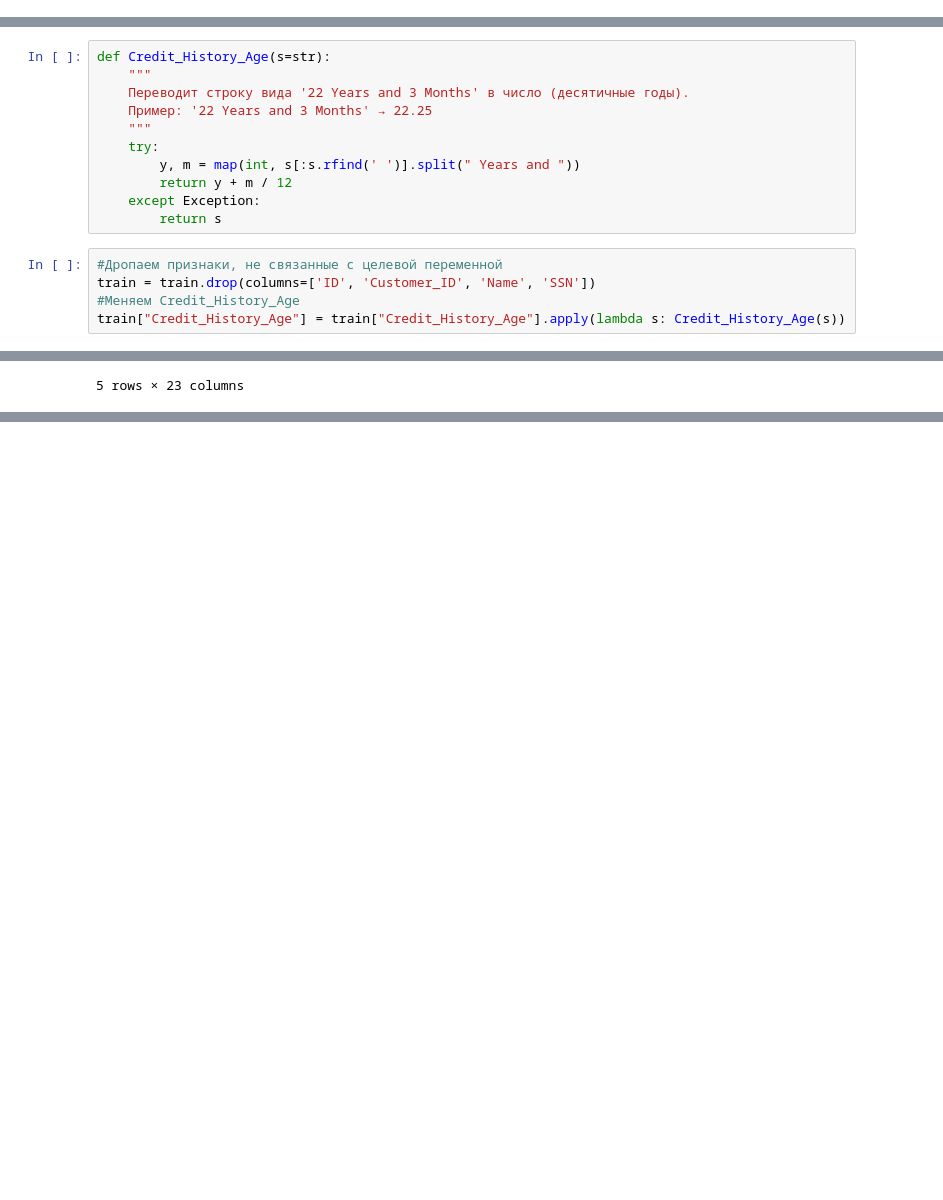
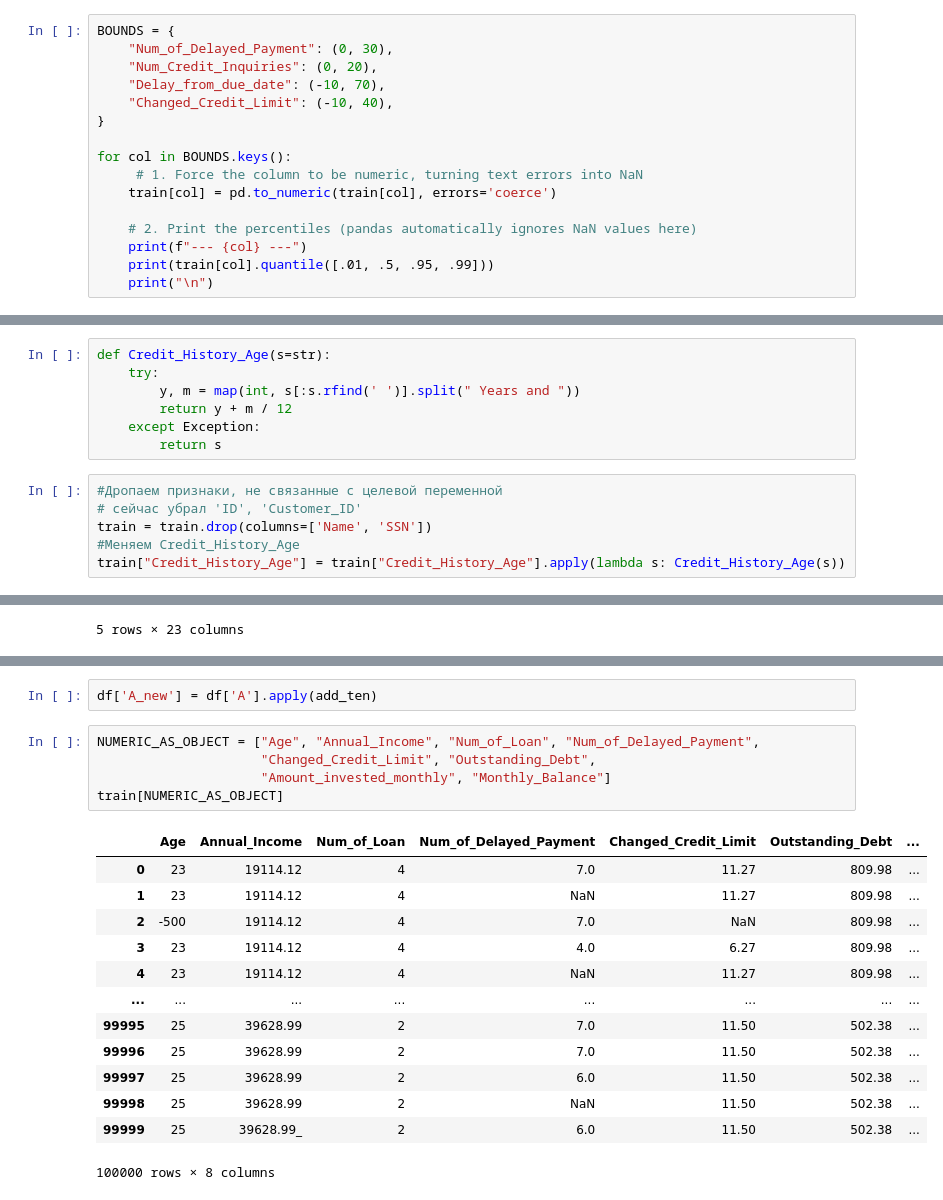
Before and after one commit to Vladlen1708/Credit-score-first-pet-project-, a Jupyter notebook: Credit_score.ipynb, the cells around one changed output, grey strips where cells are left out. Drawn from its saved outputs; the diff is of its cells as text; blank space fills up the shorter version.

```diff
--- a/Credit_score.ipynb
+++ b/Credit_score.ipynb
@@ -38,3 +39,19 @@ train.head(5)
 | 3 | 0x1605 | CUS_0xd40 | April | Aaron Maashoh | 23 | 821-00-0265 | Scientist | 19114.12 | ... |
 | 4 | 0x1606 | CUS_0xd40 | May | Aaron Maashoh | 23 | 821-00-0265 | Scientist | 19114.12 | ... |
 5 rows × 28 columns
+# %%
+BOUNDS = {
+    "Num_of_Delayed_Payment": (0, 30),
+    "Num_Credit_Inquiries": (0, 20),
+    "Delay_from_due_date": (-10, 70),
+    "Changed_Credit_Limit": (-10, 40),
+}
+
+for col in BOUNDS.keys():
+     # 1. Force the column to be numeric, turning text errors into NaN
+    train[col] = pd.to_numeric(train[col], errors='coerce')
+
+    # 2. Print the percentiles (pandas automatically ignores NaN values here)
+    print(f"--- {col} ---")
+    print(train[col].quantile([.01, .5, .95, .99]))
+    print("\n")
@@ -85,9 +115,5 @@ def Credit_History_Age(s=str):
 # %%
 def Credit_History_Age(s=str):
-    """
-    Переводит строку вида '22 Years and 3 Months' в число (десятичные годы).
-    Пример: '22 Years and 3 Months' → 22.25
-    """
     try:
         y, m = map(int, s[:s.rfind(' ')].split(" Years and "))
         return y + m / 12
@@ -95,7 +121,8 @@ def Credit_History_Age(s=str):
         return s
 # %%
 #Дропаем признаки, не связанные с целевой переменной
-train = train.drop(columns=['ID', 'Customer_ID', 'Name', 'SSN'])
+# сейчас убрал 'ID', 'Customer_ID'
+train = train.drop(columns=['Name', 'SSN'])
 #Меняем Credit_History_Age
 train["Credit_History_Age"] = train["Credit_History_Age"].apply(lambda s: Credit_History_Age(s))
 # %%
@@ -514,0 +577,21 @@ transform_data(train_copy).head(5)
+# %%
+df['A_new'] = df['A'].apply(add_ten)
+# %%
+NUMERIC_AS_OBJECT = ["Age", "Annual_Income", "Num_of_Loan", "Num_of_Delayed_Payment",
+                     "Changed_Credit_Limit", "Outstanding_Debt",
+                     "Amount_invested_monthly", "Monthly_Balance"]
+train[NUMERIC_AS_OBJECT]
+# %% [output]
+|  | Age | Annual_Income | Num_of_Loan | Num_of_Delayed_Payment | Changed_Credit_Limit | Outstanding_Debt | ... |
+| 0 | 23 | 19114.12 | 4 | 7.0 | 11.27 | 809.98 | ... |
+| 1 | 23 | 19114.12 | 4 | NaN | 11.27 | 809.98 | ... |
+| 2 | -500 | 19114.12 | 4 | 7.0 | NaN | 809.98 | ... |
+| 3 | 23 | 19114.12 | 4 | 4.0 | 6.27 | 809.98 | ... |
+| 4 | 23 | 19114.12 | 4 | NaN | 11.27 | 809.98 | ... |
+| ... | ... | ... | ... | ... | ... | ... | ... |
+| 99995 | 25 | 39628.99 | 2 | 7.0 | 11.50 | 502.38 | ... |
+| 99996 | 25 | 39628.99 | 2 | 7.0 | 11.50 | 502.38 | ... |
+| 99997 | 25 | 39628.99 | 2 | 6.0 | 11.50 | 502.38 | ... |
+| 99998 | 25 | 39628.99 | 2 | NaN | 11.50 | 502.38 | ... |
+| 99999 | 25 | 39628.99_ | 2 | 6.0 | 11.50 | 502.38 | ... |
+100000 rows × 8 columns
```
Also changed, not shown: parts of 11 cells of this notebook, 1 other file.
